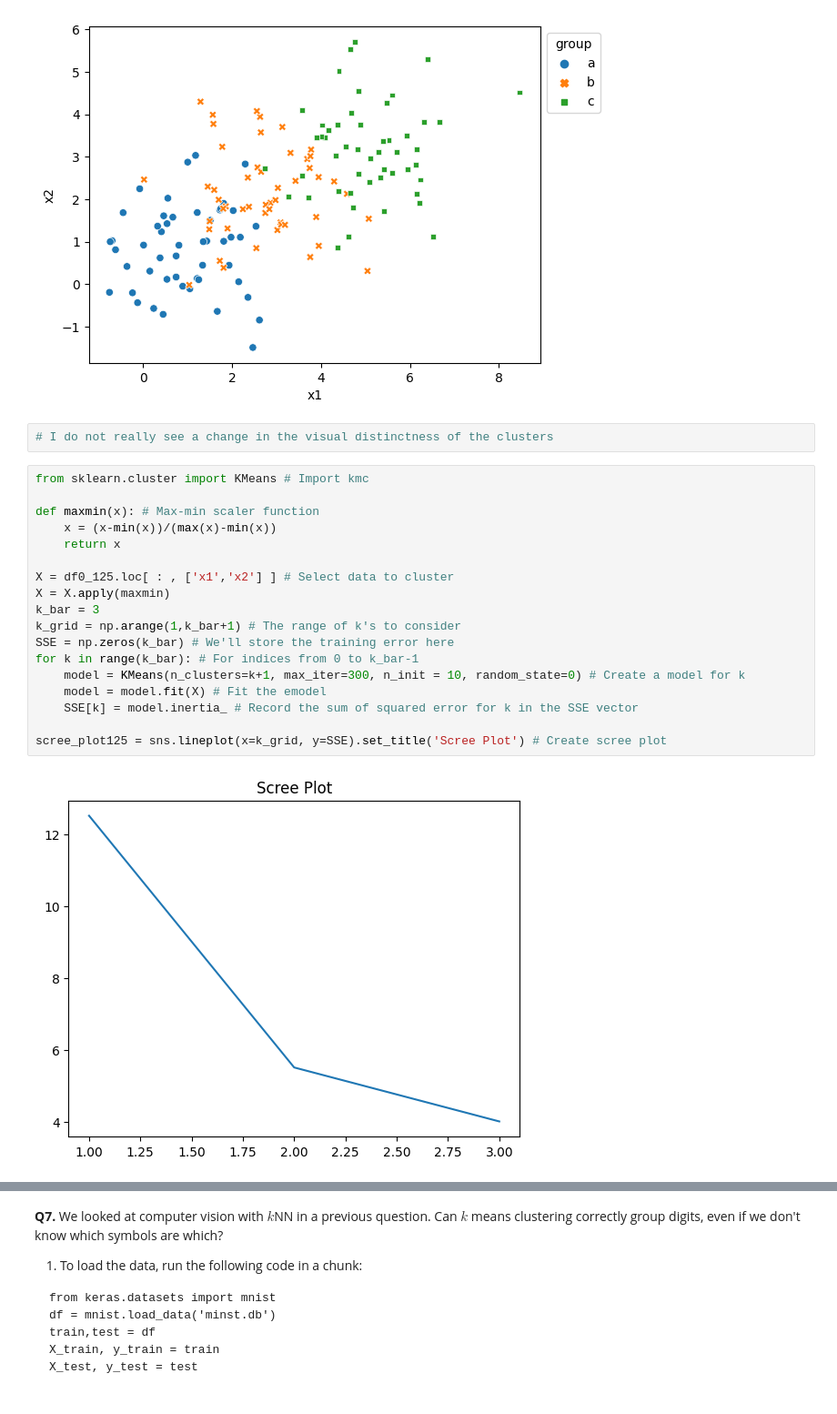
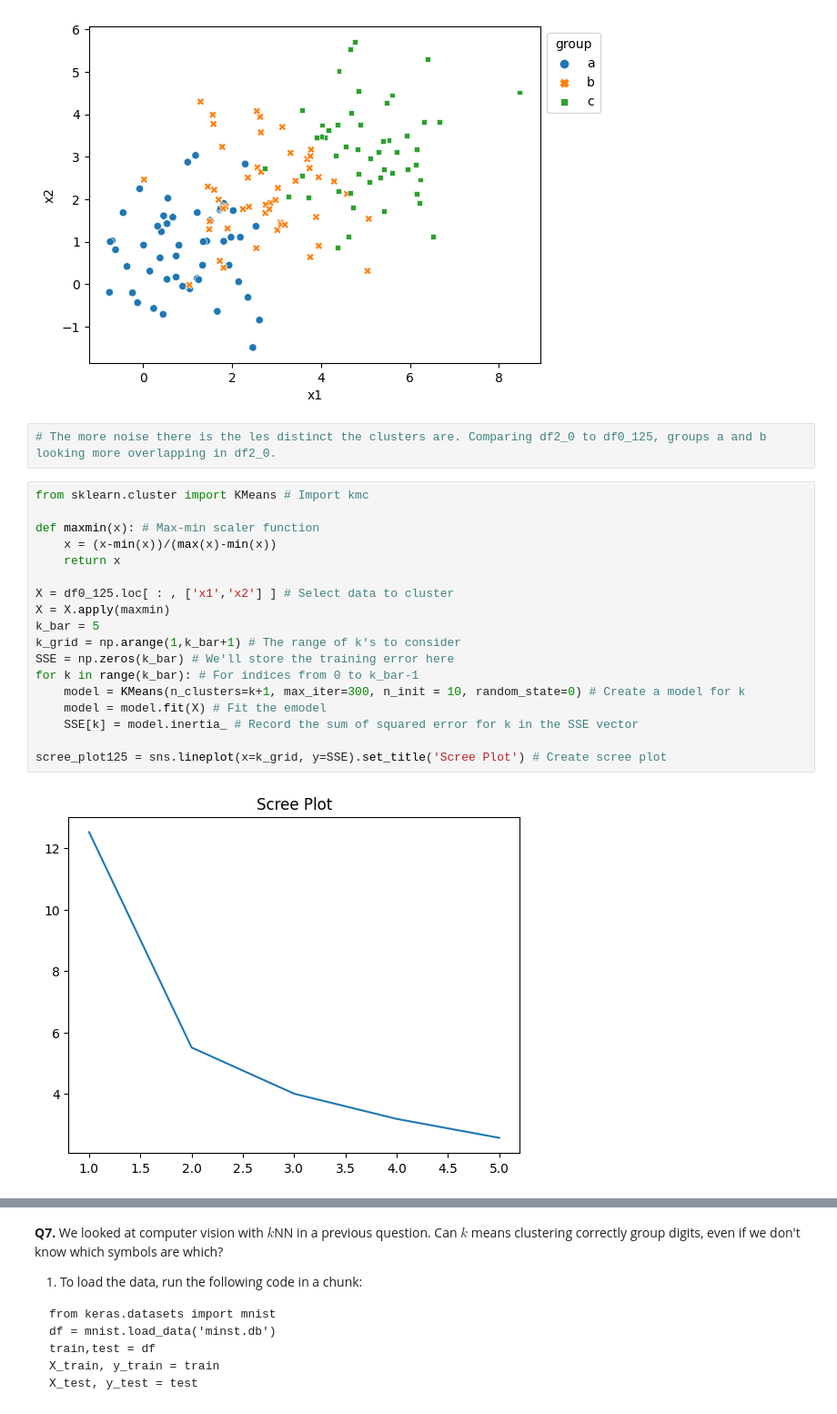
Before and after one commit to BAltenburger/assignment3, a Jupyter notebook: assignment_knn_and_kmc.ipynb, the cells around one changed output, grey strips where cells are left out. Shown at 91% size. Drawn from its saved outputs; the diff is of its cells as text.

```diff
--- a/assignment_knn_and_kmc.ipynb
+++ b/assignment_knn_and_kmc.ipynb
@@ -204,27 +213,27 @@ sns.move_legend(plot2_0, "upper left", bbox_to_anchor=(1, 1))
 # %% [output]
 [figure]
 # %%
-# I do not really see a change in the visual distinctness of the clusters
+# The more noise there is the les distinct the clusters are. Comparing df2_0 to df0_125, groups a and b looking more overlapping in df2_0.
 # %%
 from sklearn.cluster import KMeans # Import kmc
 
 def maxmin(x): # Max-min scaler function
     x = (x-min(x))/(max(x)-min(x))
     return x
 
 X = df0_125.loc[ : , ['x1','x2'] ] # Select data to cluster
 X = X.apply(maxmin)
-k_bar = 3
+k_bar = 5
 k_grid = np.arange(1,k_bar+1) # The range of k's to consider
 SSE = np.zeros(k_bar) # We'll store the training error here
 for k in range(k_bar): # For indices from 0 to k_bar-1
     model = KMeans(n_clusters=k+1, max_iter=300, n_init = 10, random_state=0) # Create a model for k
     model = model.fit(X) # Fit the emodel
     SSE[k] = model.inertia_ # Record the sum of squared error for k in the SSE vector
 
 scree_plot125 = sns.lineplot(x=k_grid, y=SSE).set_title('Scree Plot') # Create scree plot
 # %% [output]
-[figure, old version]
+[figure, new version]
 # %%
 X = df0_25.loc[ : , ['x1','x2'] ] # Select data to cluster
 X = X.apply(maxmin)
```
Also changed, not shown: parts of 11 cells of this notebook.
